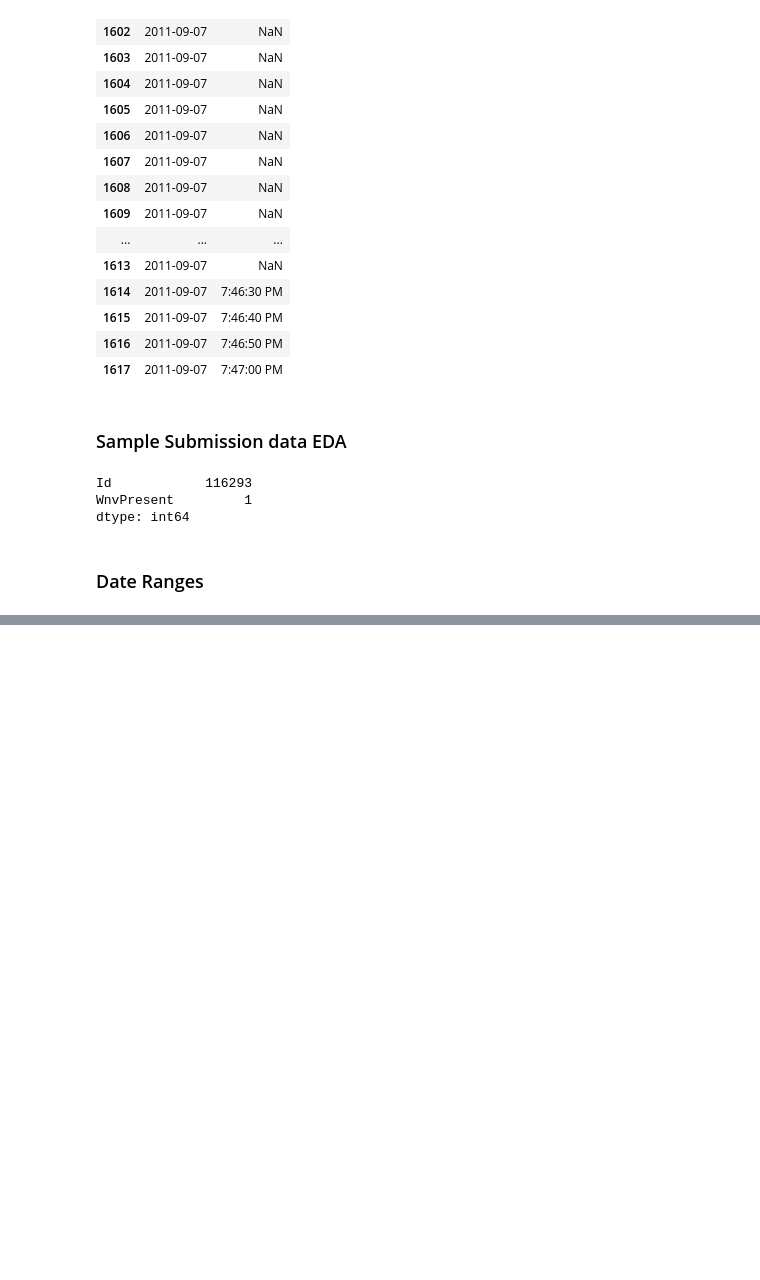
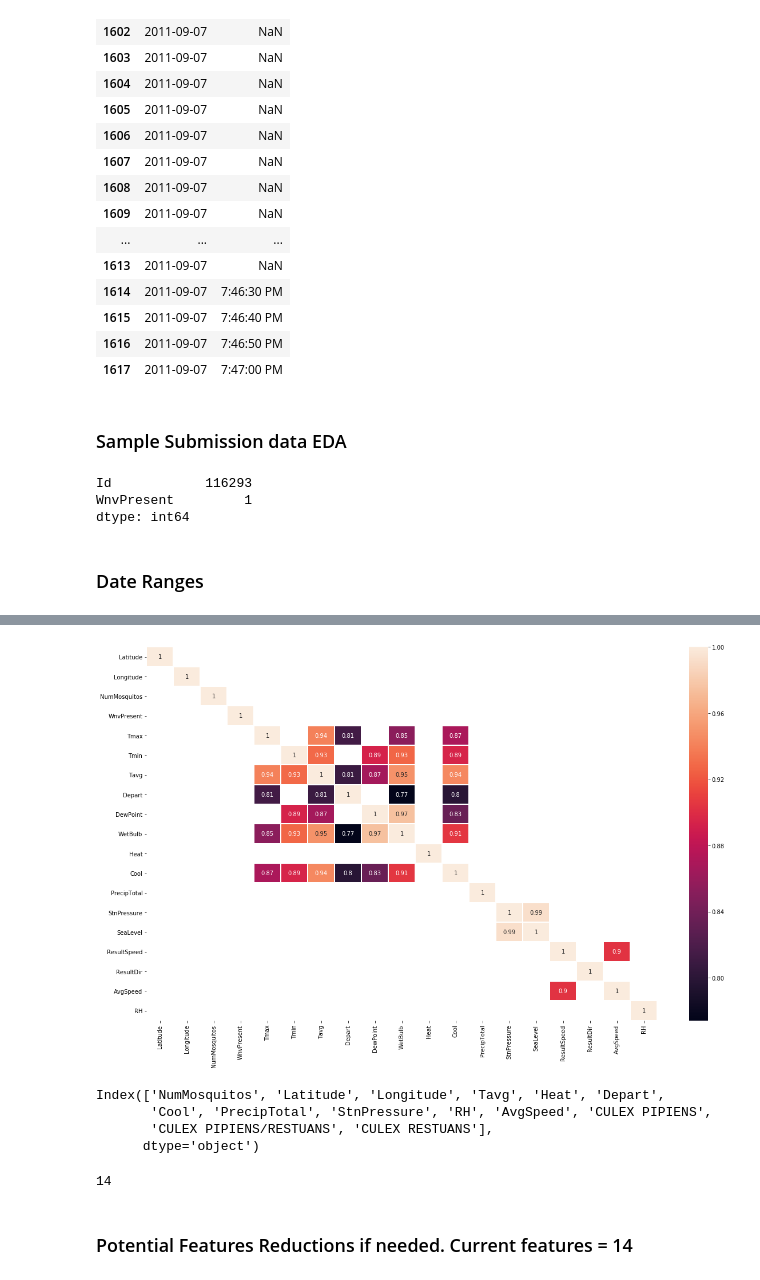
Before and after one commit to c-e-smith/west_nile_chi, a Jupyter notebook: working/WestNile.ipynb, the cells around one changed output, grey strips where cells are left out. Drawn from its saved outputs; the diff is of its cells as text; code cells hidden in the pictures; blank space fills up the shorter version.

```diff
--- a/working/WestNile.ipynb
+++ b/working/WestNile.ipynb
@@ -468,0 +507,7 @@ spray =   2011-08-29   2013-09-05
+# %%
+# Heat map of the numerical data above
+plt.figure(figsize=(20, 12))
+sns.heatmap(train_merge.corr()[train_merge.corr()>0.75], annot = True, linewidths = 1)
+plt.show()
+# %% [output]
+[figure, added]
@@ -468,0 +526,8 @@ spray =   2011-08-29   2013-09-05
+# %%
+# Verifying the X columns
+X.columns
+# %% [output]
+Index(['NumMosquitos', 'Latitude', 'Longitude', 'Tavg', 'Heat', 'Depart',
+       'Cool', 'PrecipTotal', 'StnPressure', 'RH', 'AvgSpeed', 'CULEX PIPIENS',
+       'CULEX PIPIENS/RESTUANS', 'CULEX RESTUANS'],
+      dtype='object')
@@ -468,0 +542,6 @@ spray =   2011-08-29   2013-09-05
+# %%
+X_sc.shape[1]
+# %% [output]
+14
+# %% [markdown]
+### Potential Features Reductions if needed.  Current features = 14
```
Also changed, not shown: parts of 30 cells of this notebook.
